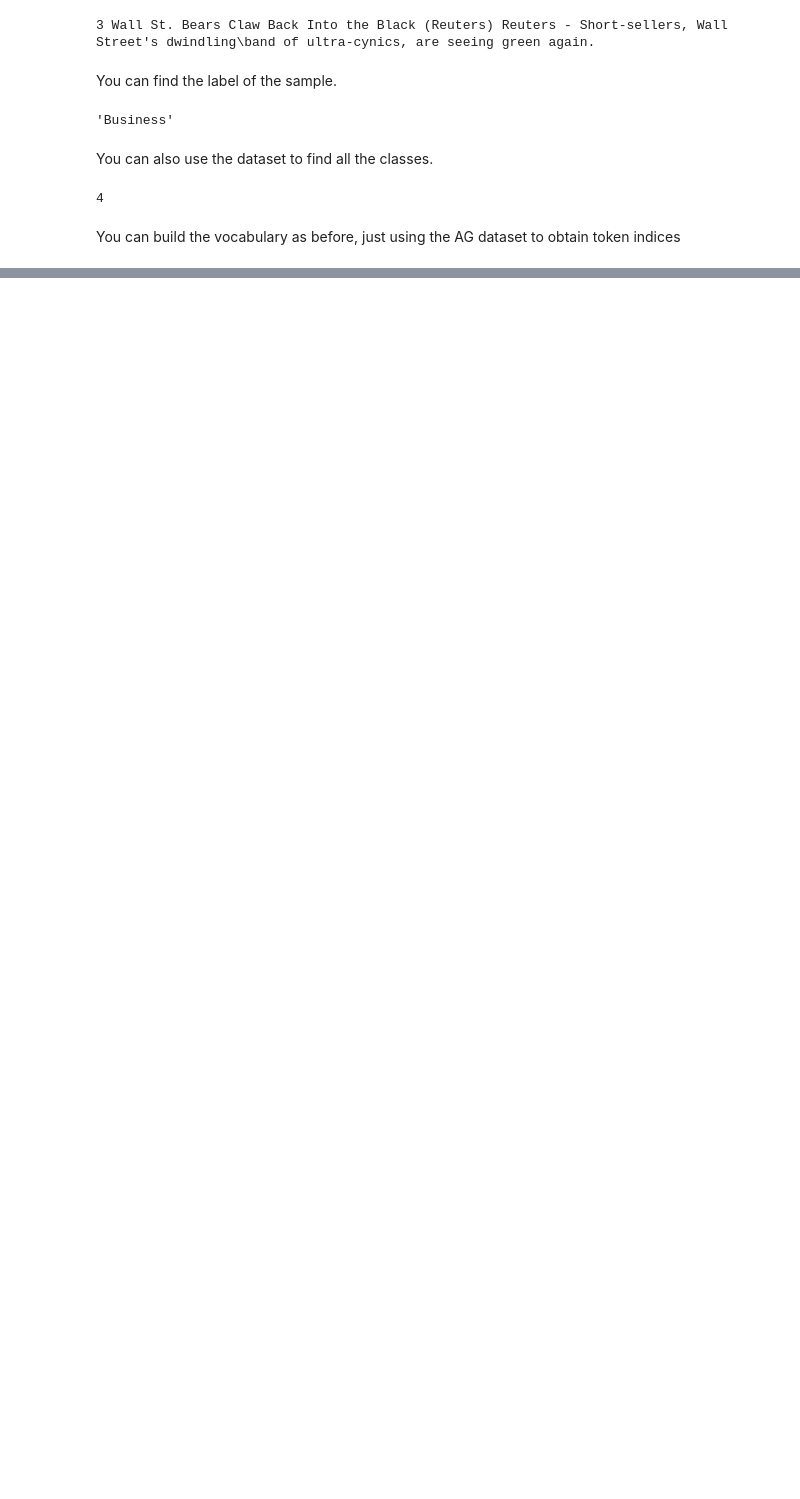
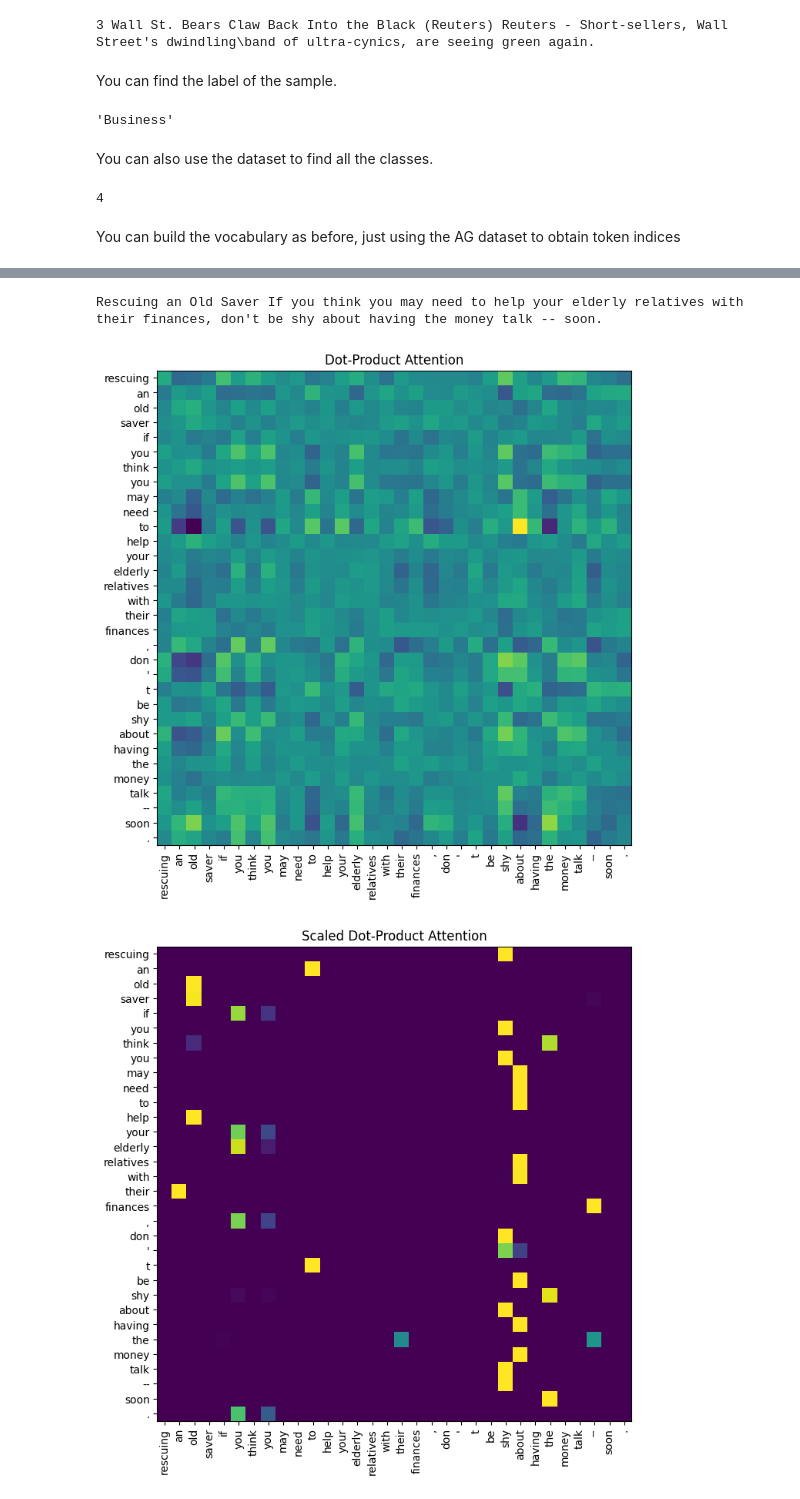
Before and after one commit to locchh/llm-playground, a Jupyter notebook: notebooks/LLM_Specialization/LLM_Specialization_11_Applying_Transformers_for_Classification.ipynb, the cells around one changed output, grey strips where cells are left out. Cells and saved outputs as stored; diff of their text form; code cells hidden in the pictures; blank space fills up the shorter version.

```diff
--- a/notebooks/LLM_Specialization/LLM_Specialization_11_Applying_Transformers_for_Classification.ipynb
+++ b/notebooks/LLM_Specialization/LLM_Specialization_11_Applying_Transformers_for_Classification.ipynb
@@ -869,0 +1115,6 @@ vocab.set_default_index(vocab["<unk>"])
+# %%
+LR=0.1
+
+criterion = torch.nn.CrossEntropyLoss()
+optimizer = torch.optim.SGD(model.parameters(), lr=LR)
+scheduler = torch.optim.lr_scheduler.StepLR(optimizer, 1.0, gamma=0.1)
@@ -869,0 +1125,32 @@ vocab.set_default_index(vocab["<unk>"])
+# %%
+EPOCHS = 10
+cum_loss_list=[]
+acc_epoch=[]
+acc_old=0
+
+for epoch in tqdm(range(1, EPOCHS + 1)):
+    model.train()
+    cum_loss=0
+    for idx, (label, text) in enumerate(train_dataloader):
+        optimizer.zero_grad()
+        label, text=label.to(device), text.to(device)
+
+
+        predicted_label = model(text)
+        loss = criterion(predicted_label, label)
+        loss.backward()
+        torch.nn.utils.clip_grad_norm_(model.parameters(), 0.1)
+        optimizer.step()
+        cum_loss+=loss.item()
+    print("Loss",cum_loss)
+
+    cum_loss_list.append(cum_loss)
+    accu_val = evaluate(valid_dataloader,model_eval=model)
+    acc_epoch.append(accu_val)
+
+    if accu_val > acc_old:
+      acc_old= accu_val
+      torch.save(model.state_dict(), 'my_model.pth')
+
+save_list_to_file(lst=cum_loss_list, filename="loss.pkl")
+save_list_to_file(lst=acc_epoch, filename="acc.pkl")
@@ -869,0 +1195,10 @@ vocab.set_default_index(vocab["<unk>"])
+# %%
+sample=15
+
+words=train_dataset[sample][1]
+print(words)
+plot_tras(words, model)
+# %% [output]
+Rescuing an Old Saver If you think you may need to help your elderly relatives with their finances, don't be shy about having the money talk -- soon.
+[figure, added]
+[figure, added]
```
Also changed, not shown: parts of 81 cells of this notebook, 2 other files.
